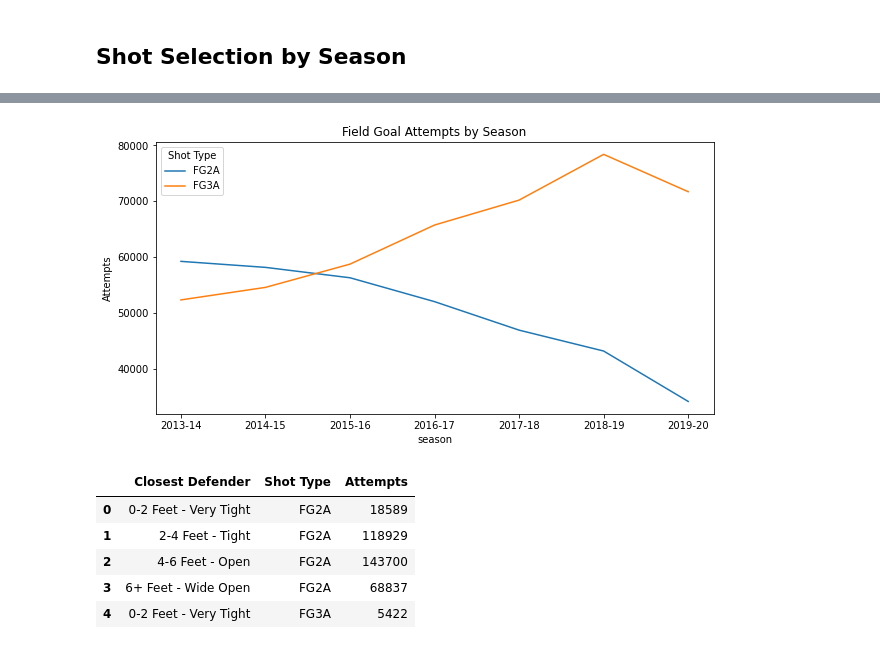
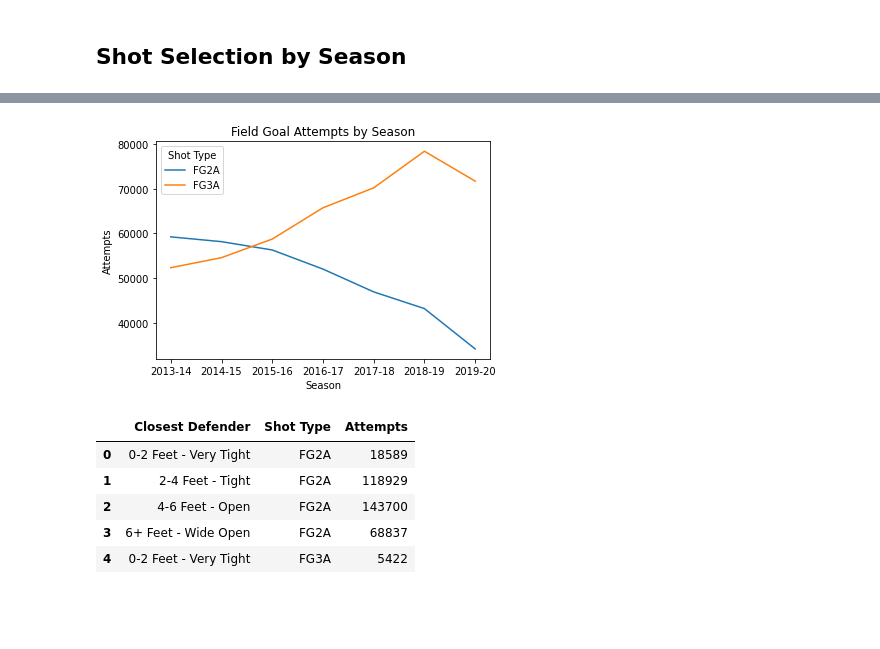
Before and after one commit to wplam107/nba_player_pos, a Jupyter notebook: notebooks/pps_init_eda.ipynb, the cells around one changed output, grey strips where cells are left out. Drawn from its saved outputs; the diff is of its cells as text; code cells hidden in the pictures; blank space fills up the shorter version.

```diff
--- a/notebooks/pps_init_eda.ipynb
+++ b/notebooks/pps_init_eda.ipynb
@@ -69,16 +78,22 @@ df.head()
 ## Shot Selection by Season
 # %%
 # Group by season
-data = df.groupby(['season'])['FG2M', 'FG2A', 'FG3M', 'FG3A'].sum().reset_index()
+data = df.groupby(['season', 'CLOSE_DEF_DIST_RANGE'])['FG2M', 'FG2A', 'FG3M', 'FG3A'].sum().reset_index()
 
 # Unpivot DataFrame from wide to long
 data = pd.melt(
     data,
-    id_vars=['season'],
+    id_vars=['season', 'CLOSE_DEF_DIST_RANGE'],
     value_vars=['FG2A', 'FG3A'],
     var_name='Shot Type',
     value_name='Attempts',
 )
+
+# Rename columns
+data = data.rename(columns={
+    'CLOSE_DEF_DIST_RANGE': 'Closest Defender',
+    'season': 'Season'
+})
 # %%
 data.head()
 # %% [output]
@@ -91,10 +113,11 @@ data.head()
 # %%
-plt.figure(figsize=(10,5))
-sns.lineplot(data=data, x='season', y='Attempts', hue='Shot Type', err_style=None)
-plt.title('Field Goal Attempts by Season')
+pdata = data.groupby(['Season', 'Shot Type'])['Attempts'].sum().reset_index()
+sns.lineplot(data=pdata, x='Season', y='Attempts', hue='Shot Type', err_style=None)
+plt.title(f'Field Goal Attempts by Season')
+
 plt.show()
 # %% [output]
-[figure, old version]
+[figure, new version]
 # %%
 # Group by closest defender distance
 data = df.groupby(['CLOSE_DEF_DIST_RANGE'])['FG2M', 'FG2A', 'FG3M', 'FG3A'].sum().reset_index()
```
Also changed, not shown: parts of 9 cells of this notebook.
